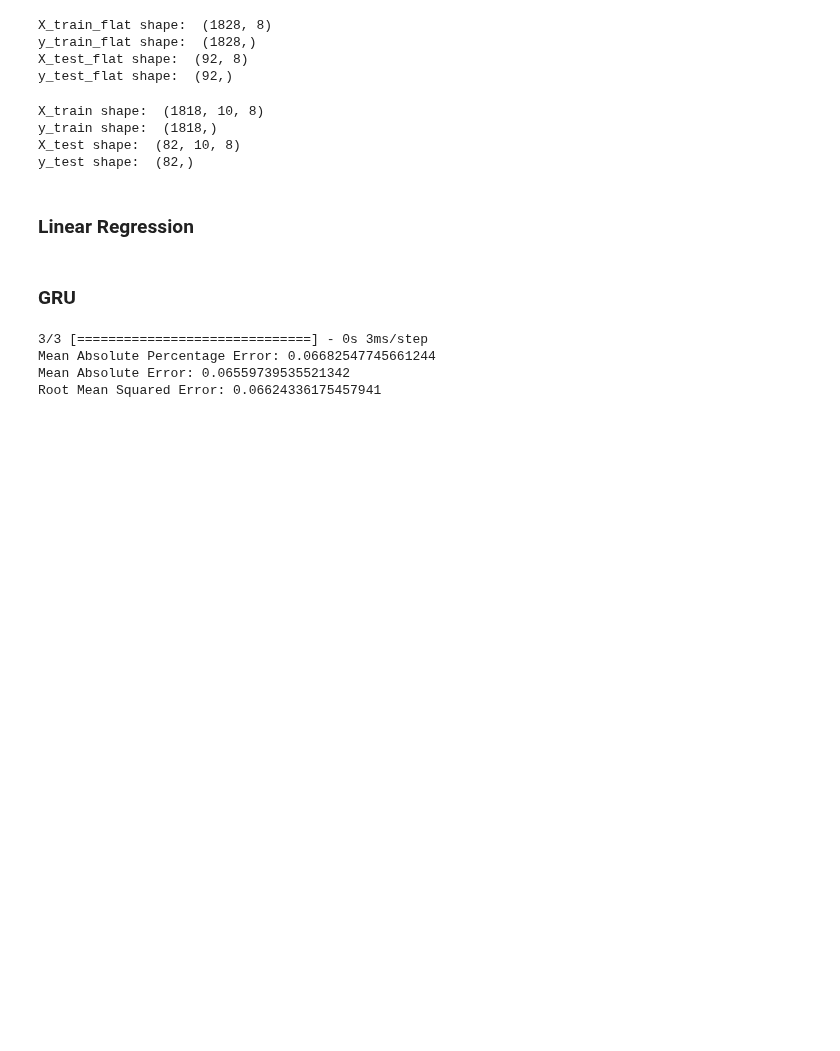
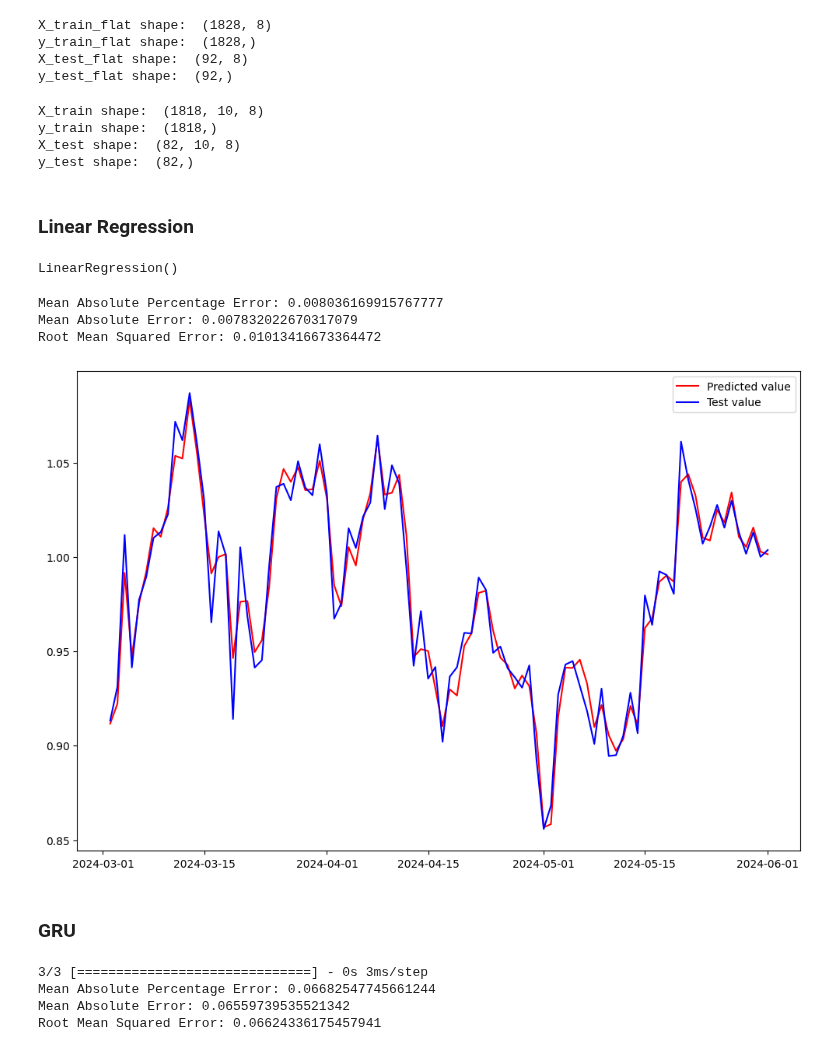
Before and after one commit to vmhoang1703/IS403-Project-Group13, a Jupyter notebook: Bitcoin/index.ipynb, the cells around one changed output. Drawn from its saved outputs; the diff is of its cells as text; code cells hidden in the pictures; blank space fills up the shorter version.

```diff
--- a/Bitcoin/index.ipynb
+++ b/Bitcoin/index.ipynb
@@ -261,6 +261,32 @@ X_test shape:  (82, 10, 8)
 y_test shape:  (82,)
 # %% [markdown]
 ### Linear Regression ###
+# %%
+model_LR = LinearRegression()
+model_LR.fit(X_train_flat, y_train_flat)
+# %% [output]
+LinearRegression()
+# %%
+pred_LR = model_LR.predict(X_test_flat)
+# %%
+mape = mean_absolute_percentage_error(y_test_flat, pred_LR)
+mae = mean_absolute_error(y_test_flat,pred_LR)
+mse = mean_squared_error(y_test_flat, pred_LR)
+print(f'Mean Absolute Percentage Error: {mape}')
+print(f'Mean Absolute Error: {mae}')
+print(f'Root Mean Squared Error: {math.sqrt(mse)}')
+# %% [output]
+Mean Absolute Percentage Error: 0.008036169915767777
+Mean Absolute Error: 0.007832022670317079
+Root Mean Squared Error: 0.01013416673364472
+# %%
+plt.figure(figsize=(12, 8))
+plt.plot(pd.DataFrame(y_test_flat).index.to_list(), pd.DataFrame(pred_LR.reshape(-1)), color='red', label='Predicted value')
+plt.plot(pd.DataFrame(y_test_flat).index.to_list(), pd.DataFrame(y_test_flat), color='blue', label='Test value')
+plt.legend()
+plt.show()
+# %% [output]
+[figure, added]
 # %% [markdown]
 ### GRU ###
 # %%
```
Also changed, not shown: parts of 1 cell of this notebook.
